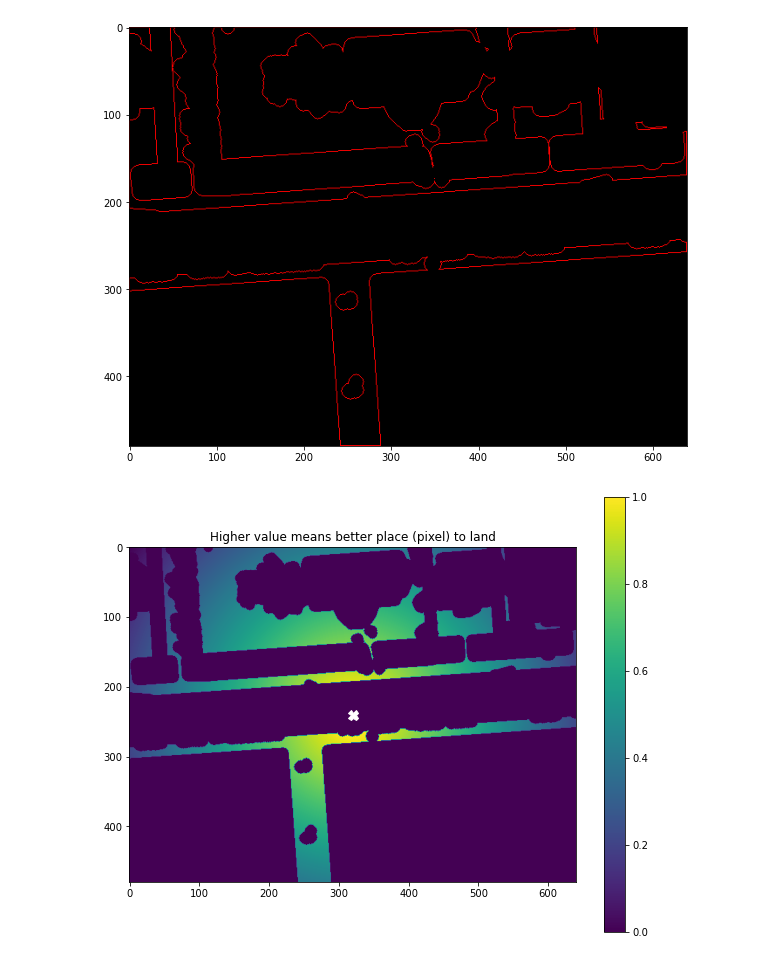
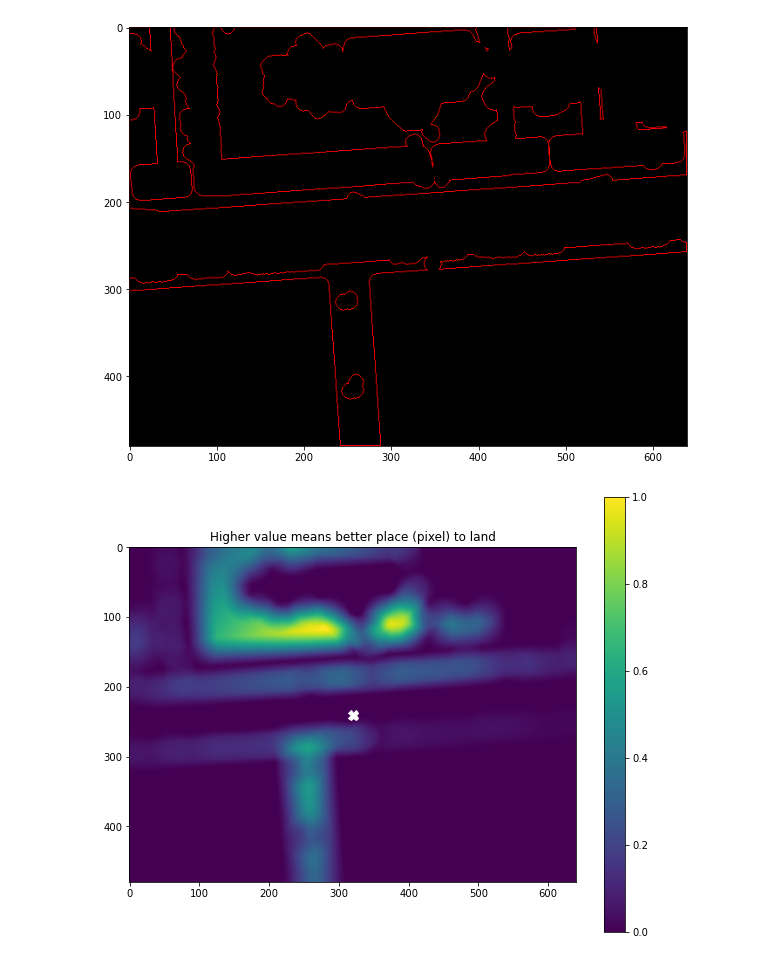
Before and after one commit to ricardodeazambuja/carla-simulator-python, a Jupyter notebook: my_modified_files/aerial_image_dataset_inspector.ipynb, the cells around one changed output. Saved outputs shown, nothing was run; the diff lists cells and outputs as text; code cells hidden in the pictures.

```diff
--- a/my_modified_files/aerial_image_dataset_inspector.ipynb
+++ b/my_modified_files/aerial_image_dataset_inspector.ipynb
@@ -296,13 +305,12 @@ for ci,contour in enumerate(contours):
     area = cv2.contourArea(contour)
     if area > 0:
         perimeter = cv2.arcLength(contour,True)
-        objective = area - perimeter/area
         #M = cv.moments(contour)
         #cx = int(M['m10']/M['m00'])
         #cy = int(M['m01']/M['m00'])
 
         # It may include obstacles
-        filtered_contours.append([ci,objective,area])
+        filtered_contours.append([ci,perimeter,area])
 
 filtered_contours = np.array(filtered_contours)
 # Normalize (0 to 1)
@@ -316,53 +324,62 @@ centre_j = view_width/2
 max_dist = np.sqrt((centre_i)**2+(centre_j)**2)
 
 final_contour = np.zeros((view_height,view_width), dtype='float')
-for i,objective,area in filtered_contours:
+for i,perimeter,area in filtered_contours:
     ci = int(i)
     contour = contours[ci]
     h = hierarchy[0][ci]
     if h[3]!=-1: # skip children if it's an obstacle
-        individual_contour = np.zeros((view_height,view_width), dtype='float')
+        individual_contour = np.zeros((view_height,view_width), dtype='uint8')
         cv2.drawContours(individual_contour, [contour], 0, 1, cv2.FILLED)
         matches = np.logical_and(corr_res_thrs,individual_contour).sum()
-        if (matches/area)<0.5: # obstacles will won't match the area
+        if (matches/area)<0.5: # obstacles won't match the area
             continue
+
     children = []
+    children_area = 0
+    children_perimeter = 0
     if h[2]!=-1: # it has children
         for k,_,_ in filtered_contours:
             if hierarchy[0][int(k)][3]==ci:
-                children.append(int(k))
+                children.append(int(k)) # children with ci as father
+                _, tmp_perimeter, tmp_area = filtered_contours[int(k)]
+                children_area += tmp_area
+                children_perimeter += tmp_perimeter
+
+    objective = (area - children_area) - (perimeter + children_perimeter)/(area - children_area)
+    objective = 0 if objective < 0 else objective
 
     individual_contour = np.zeros((view_height,view_width), dtype='float')
-    cv2.drawContours(individual_contour, [contour], 0, objective, cv2.FILLED)
-
+    cv2.drawContours(individual_contour, [contour], 0, 1, cv2.FILLED)
     if children:
         for k in children:
             # Cuts the children from the parent
             cv2.drawContours(individual_contour, [contours[k]], 0, 0, cv2.FILLED)
 
     indices = np.transpose(np.nonzero(individual_contour>0))
     dists = max_dist-np.sqrt(((indices-[centre_i,centre_j])**2).sum(axis=1))
-    obstacle_check = 0
     for idx,(r,c) in enumerate(indices):
-        individual_contour[r,c] = dists[idx]
-        obstacle_check += corr_res_thrs[r,c]
+        individual_contour[r,c] = objective*dists[idx]
     if len(indices):
-        if (obstacle_check/len(indices)) > 0.5:
-            final_contour += individual_contour
+        final_contour += individual_contour
+
+m=3 # drone size multiplier, give more weight to places with more free space
+drone_patch = create_drone_patch(*(m*drone_patch_shape))
+final_contour = signal.correlate2d(final_contour, drone_patch, boundary='symm', mode='same')
 
 # Normalize (0 to 1)
 final_contour -= final_contour.min()
 final_contour /= final_contour.max()
 
 # j = final_contour.max(axis=0).argmax()
 # i = final_contour[:,j].argmax()
 
 plt.figure(figsize=(10,8))
 plt.imshow(final_contour)
 plt.plot([centre_j],[centre_i],'wX', markersize=10)
 # plt.plot([j],[i],'r*', markersize=10)
 plt.title("Higher value means better place (pixel) to land")
 plt.colorbar()
 plt.show()
 # %% [output]
-[figure, old version]
+[figure, new version]
```
Also changed, not shown: parts of 1 cell of this notebook.
